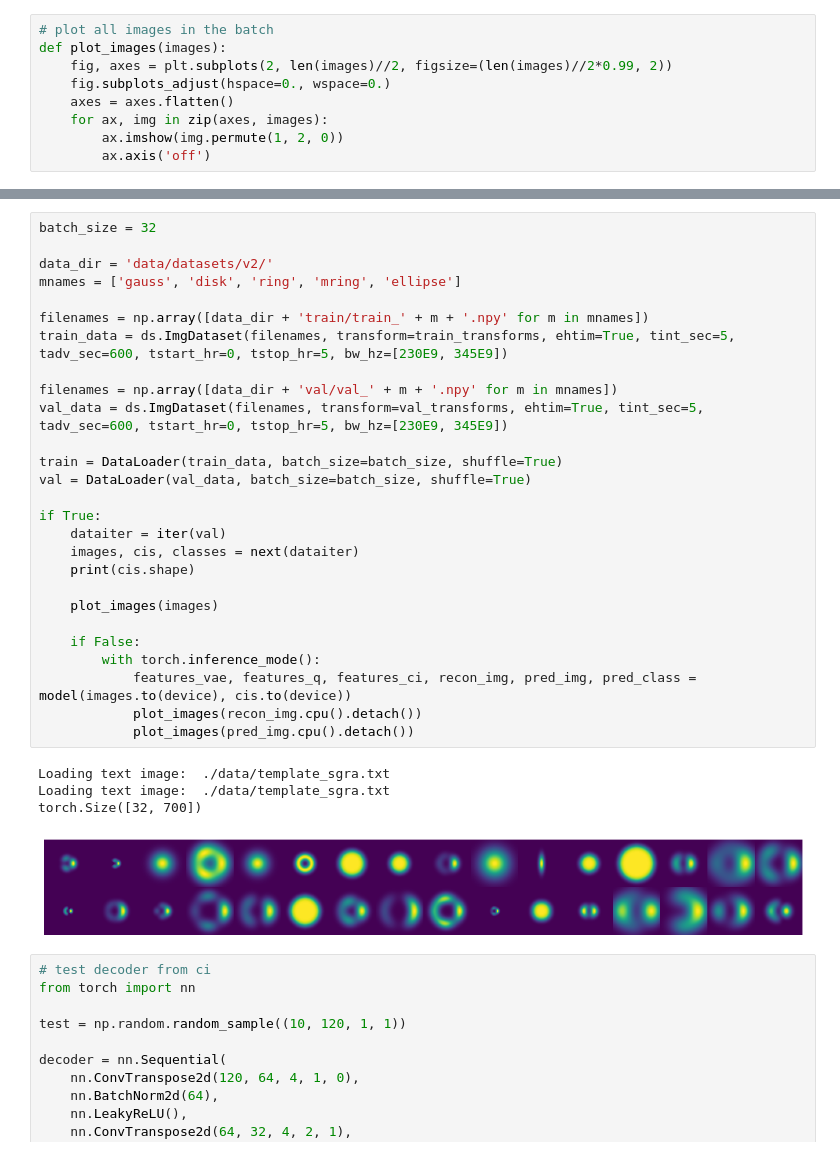
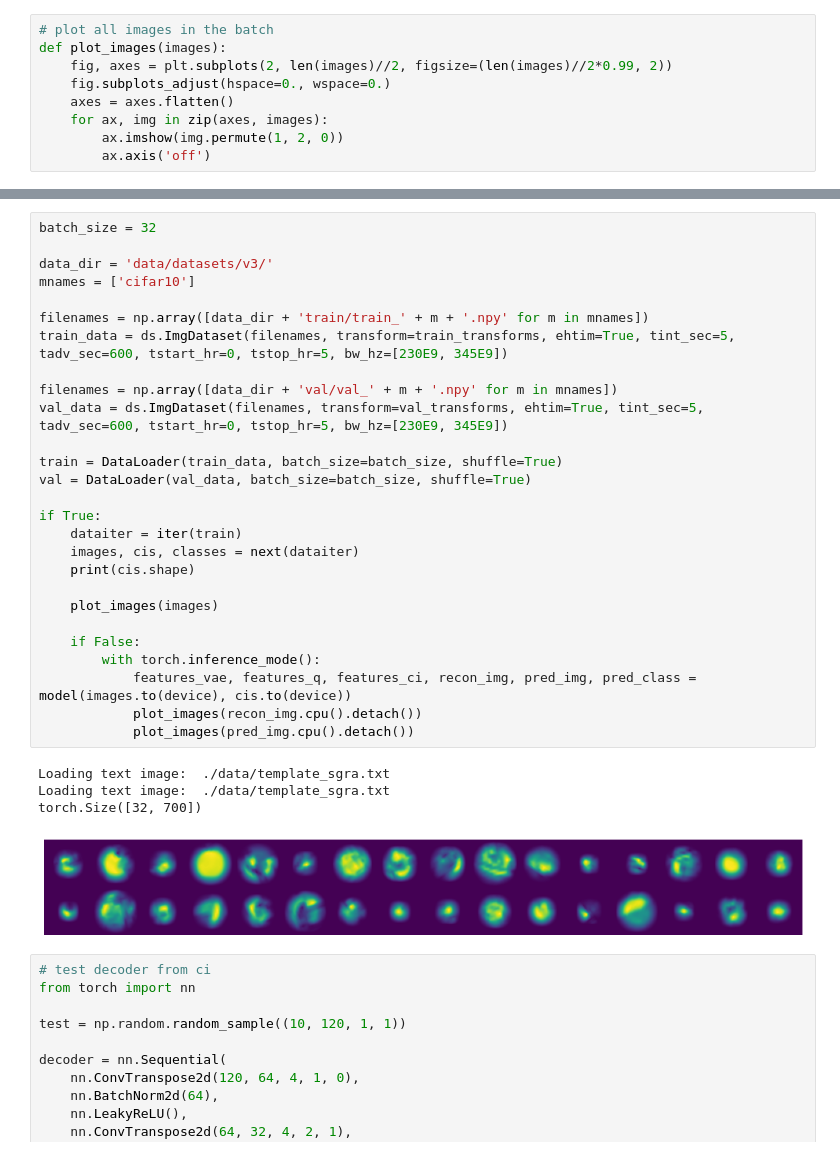
Before and after one commit to samlaihei/CI_ML, a Jupyter notebook: dataset_testing.ipynb, the cells around one changed output, grey strips where cells are left out. Drawn from its saved outputs; the diff is of its cells as text.

```diff
--- a/dataset_testing.ipynb
+++ b/dataset_testing.ipynb
@@ -85,35 +162,35 @@ val_transforms = v2.Compose([
 # %%
 batch_size = 32
 
-data_dir = 'data/datasets/v2/'
-mnames = ['gauss', 'disk', 'ring', 'mring', 'ellipse']
+data_dir = 'data/datasets/v3/'
+mnames = ['cifar10']
 
 filenames = np.array([data_dir + 'train/train_' + m + '.npy' for m in mnames])
 train_data = ds.ImgDataset(filenames, transform=train_transforms, ehtim=True, tint_sec=5, tadv_sec=600, tstart_hr=0, tstop_hr=5, bw_hz=[230E9, 345E9])
 
 filenames = np.array([data_dir + 'val/val_' + m + '.npy' for m in mnames])
 val_data = ds.ImgDataset(filenames, transform=val_transforms, ehtim=True, tint_sec=5, tadv_sec=600, tstart_hr=0, tstop_hr=5, bw_hz=[230E9, 345E9])
 
 train = DataLoader(train_data, batch_size=batch_size, shuffle=True)
 val = DataLoader(val_data, batch_size=batch_size, shuffle=True)
 
 if True:
-    dataiter = iter(val)
+    dataiter = iter(train)
     images, cis, classes = next(dataiter)
     print(cis.shape)
 
     plot_images(images)
 
     if False:
         with torch.inference_mode():
             features_vae, features_q, features_ci, recon_img, pred_img, pred_class = model(images.to(device), cis.to(device))
             plot_images(recon_img.cpu().detach())
             plot_images(pred_img.cpu().detach())
 # %% [output]
 Loading text image:  ./data/template_sgra.txt
 Loading text image:  ./data/template_sgra.txt
 torch.Size([32, 700])
-[figure, old version]
+[figure, new version]
 # %%
 # test decoder from ci
 from torch import nn
```
Also changed, not shown: parts of 3 cells of this notebook.
